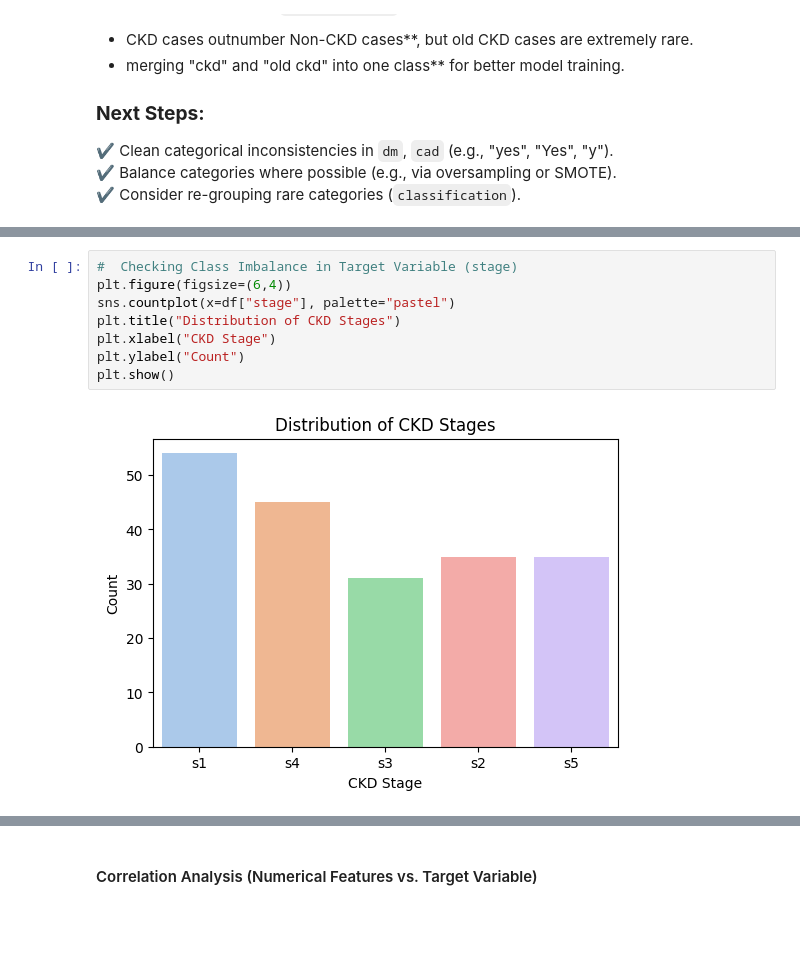
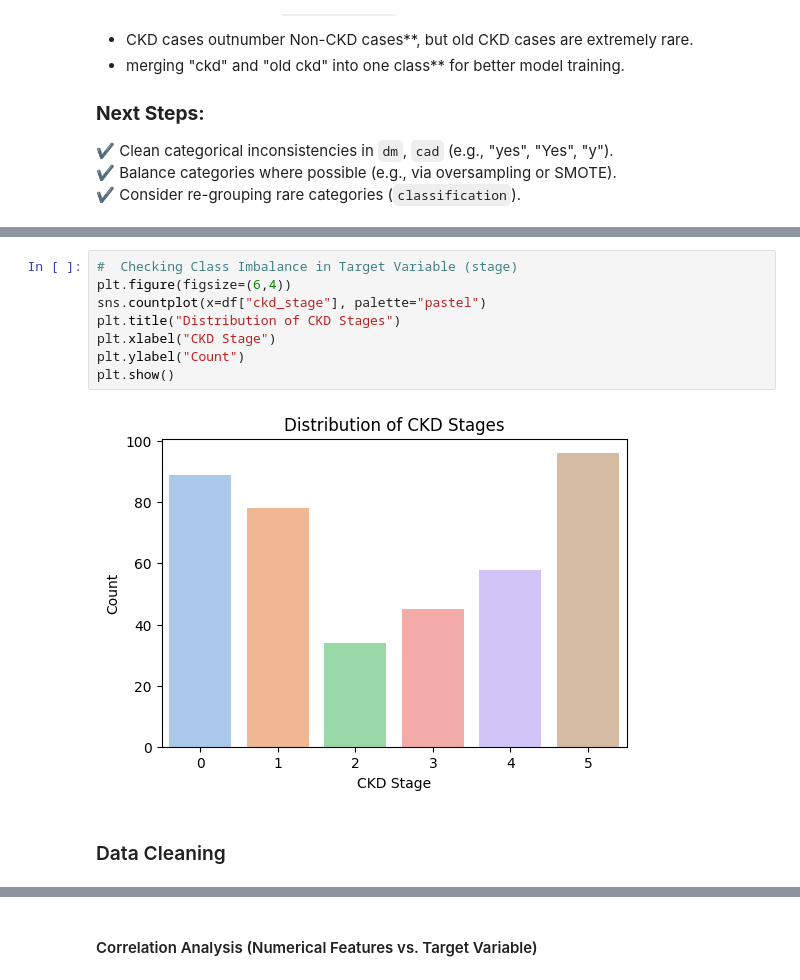
Before and after one commit to parockson/Detection-of-CKD-Progression, a Jupyter notebook: modelling/notebook.ipynb, the cells around one changed output, grey strips where cells are left out. Drawn from its saved outputs; the diff is of its cells as text; blank space fills up the shorter version.

```diff
--- a/modelling/notebook.ipynb
+++ b/modelling/notebook.ipynb
@@ -318,10 +325,12 @@ plt.show()
 # %%
 #  Checking Class Imbalance in Target Variable (stage)
 plt.figure(figsize=(6,4))
-sns.countplot(x=df["stage"], palette="pastel")
+sns.countplot(x=df["ckd_stage"], palette="pastel")
 plt.title("Distribution of CKD Stages")
 plt.xlabel("CKD Stage")
 plt.ylabel("Count")
 plt.show()
 # %% [output]
-[figure, old version]
+[figure, new version]
+# %% [markdown]
+### Data Cleaning
```
Also changed, not shown: parts of 77 cells of this notebook, 7 other files.
